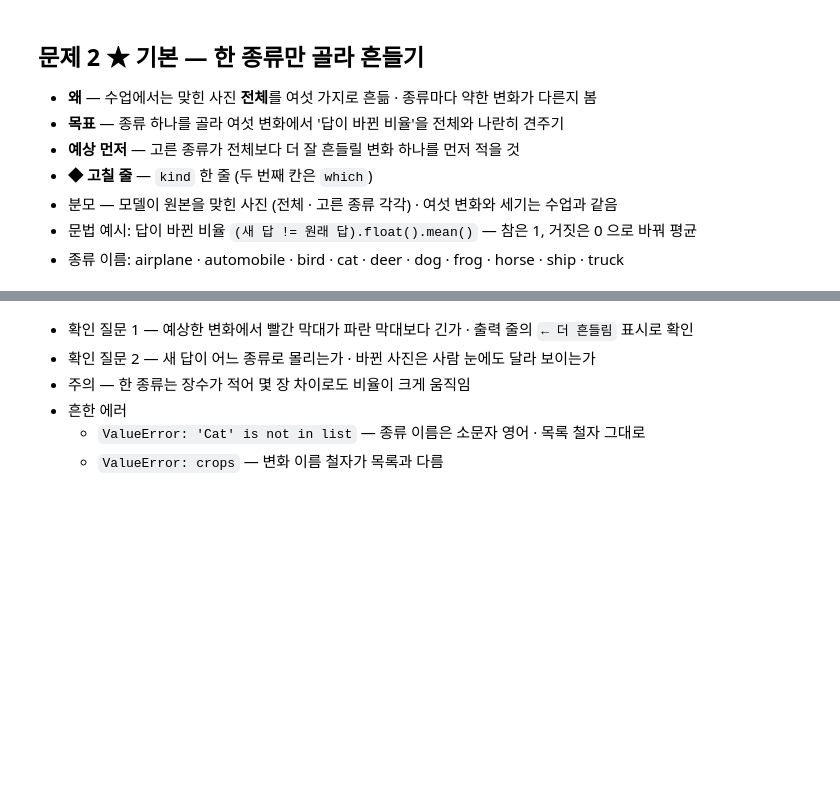
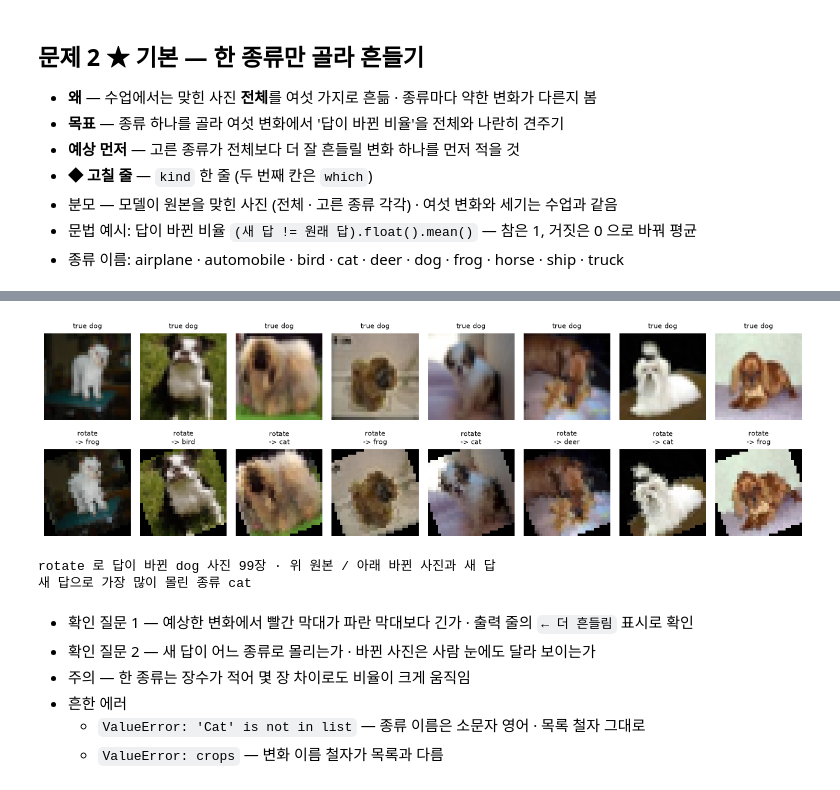
Before and after one commit to raewoo0908/codeit, a Jupyter notebook: course/part2/computer_vision/workbook/PRACTICE_1.ipynb, the cells around one changed output, grey strips where cells are left out. Saved outputs shown, nothing was run; the diff lists cells and outputs as text; code cells hidden in the pictures; blank space fills up the shorter version.

```diff
--- a/course/part2/computer_vision/workbook/PRACTICE_1.ipynb
+++ b/course/part2/computer_vision/workbook/PRACTICE_1.ipynb
@@ -253,19 +285,23 @@ for ch, a, m in zip(KINDS, rate_all, rate_mine):
 # %%
-which = "crop"                                        # ◆ 사진으로 볼 변화 — hflip · shift · dark · bright · crop · rotate
+which = "rotate"                                        # ◆ 사진으로 볼 변화 — hflip · shift · dark · bright · crop · rotate
 
 new = predict(model, shake(x_val[mine], which)).argmax(1)
 moved = (new != pred[mine]).nonzero().flatten()[:8]
 if len(moved) == 0:
     print(f"{which} 에서는 {kind} 사진의 답이 하나도 바뀌지 않음 — 다른 변화를 고를 것")
 else:
     tops = [x_val[mine[j]] for j in moved]
     bottoms = [shake(x_val[mine[j]][None], which)[0] for j in moved]
     show(tops + bottoms,
          [f"true {kind}" for _ in moved] + [f"{which}\n-> {CLASSES[new[j]]}" for j in moved], cols=len(moved))
     moved_all = (new != pred[mine]).nonzero().flatten()
     top_new = torch.bincount(new[moved_all], minlength=len(CLASSES)).argmax()
     print(f"{which} 로 답이 바뀐 {kind} 사진 {len(moved_all)}장 · 위 원본 / 아래 바뀐 사진과 새 답")
     print(f"새 답으로 가장 많이 몰린 종류 {CLASSES[top_new]}")
+# %% [output]
+[figure, added]
+rotate 로 답이 바뀐 dog 사진 99장 · 위 원본 / 아래 바뀐 사진과 새 답
+새 답으로 가장 많이 몰린 종류 cat
 # %% [markdown]
 - 확인 질문 1 — 예상한 변화에서 빨간 막대가 파란 막대보다 긴가 · 출력 줄의 `← 더 흔들림` 표시로 확인
 - 확인 질문 2 — 새 답이 어느 종류로 몰리는가 · 바뀐 사진은 사람 눈에도 달라 보이는가
```
Also changed, not shown: parts of 17 cells of this notebook, 3 other files.
